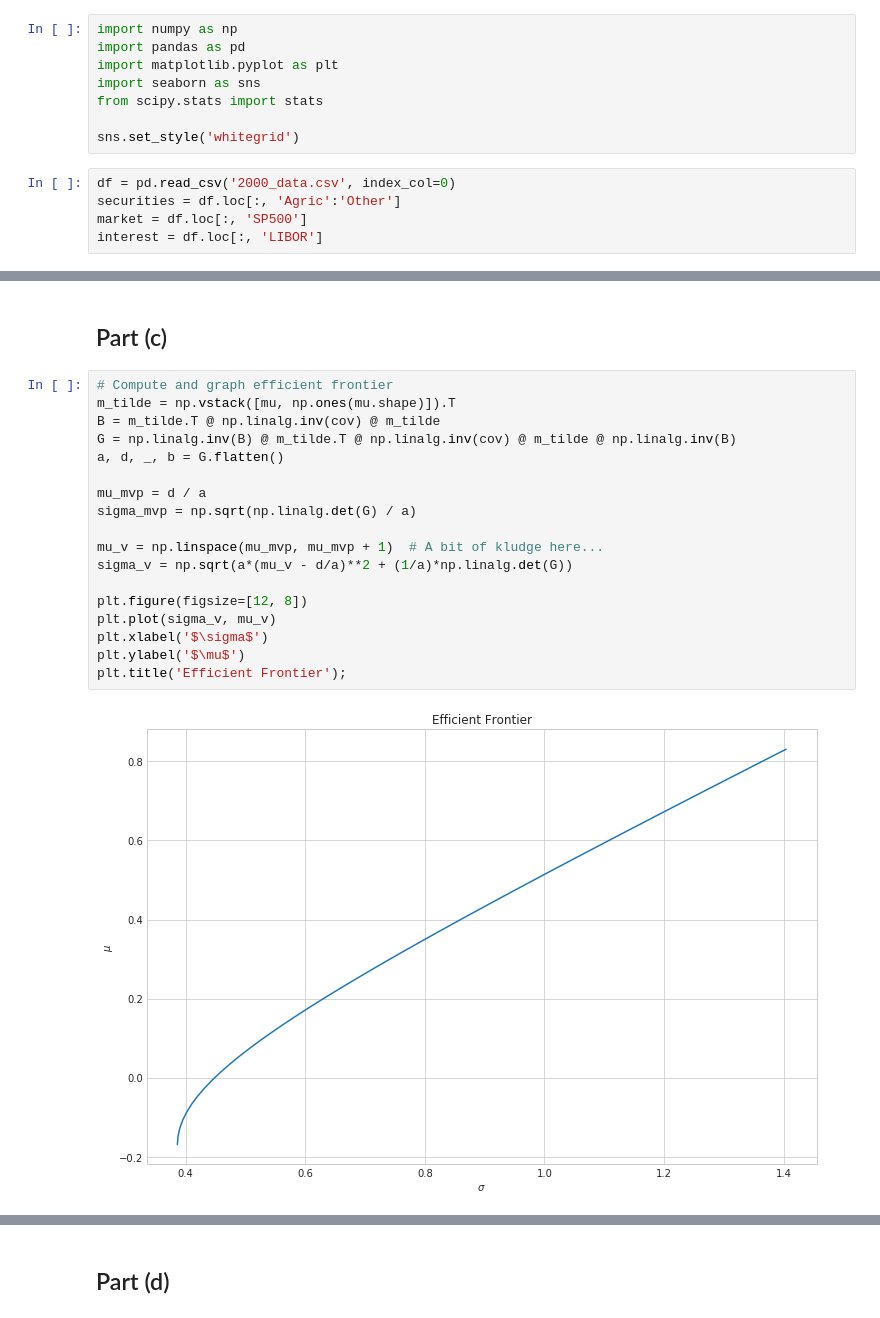
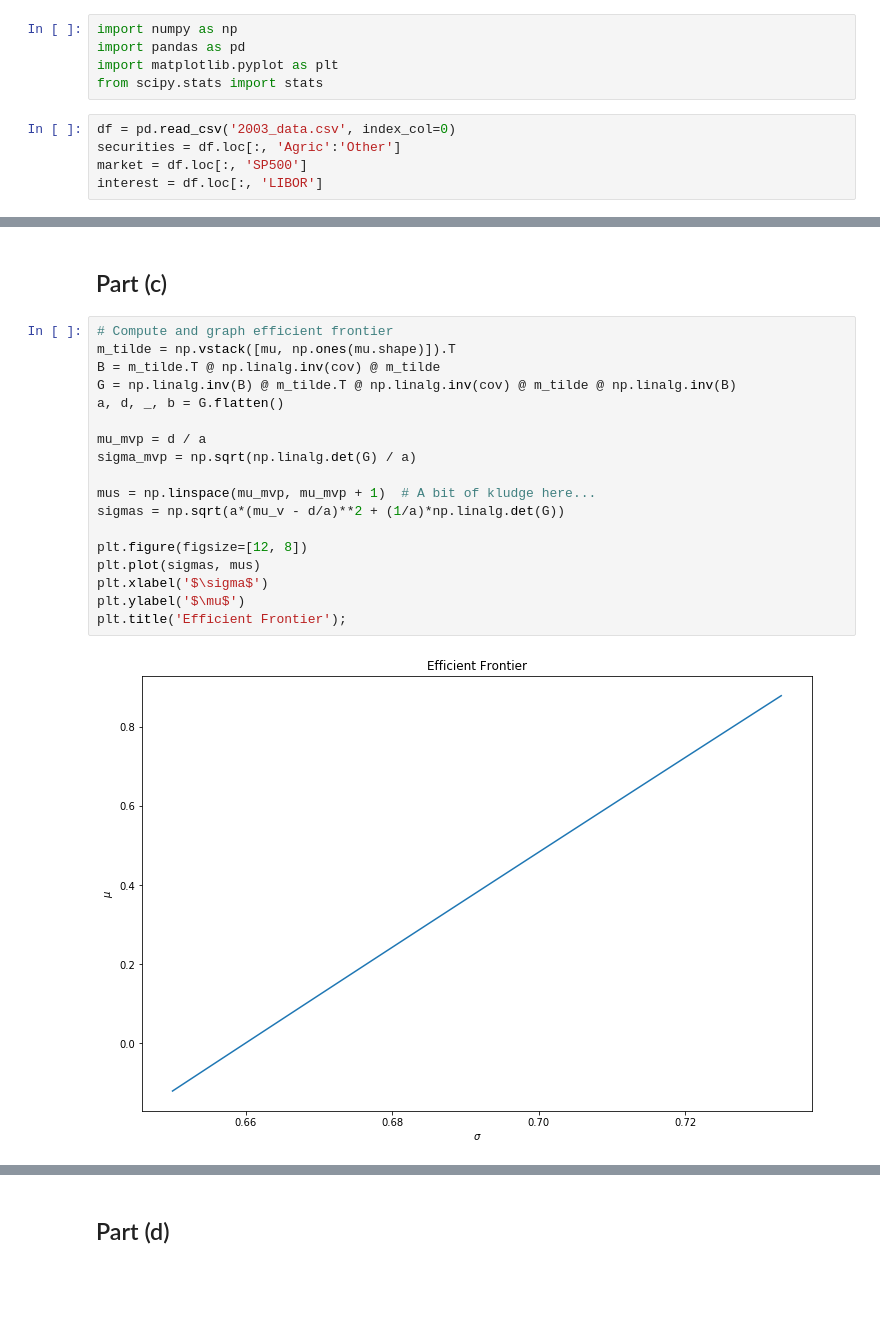
Before and after one commit to eigenfoo/random, a Jupyter notebook: quantfin/portfolio-analysis/portfolio_pset_q1.ipynb, the cells around one changed output, grey strips where cells are left out. Drawn from its saved outputs; the diff is of its cells as text; blank space fills up the shorter version.

```diff
--- a/quantfin/portfolio-analysis/portfolio_pset_q1.ipynb
+++ b/quantfin/portfolio-analysis/portfolio_pset_q1.ipynb
@@ -4,12 +4,9 @@
 import numpy as np
 import pandas as pd
 import matplotlib.pyplot as plt
-import seaborn as sns
 from scipy.stats import stats
-
-sns.set_style('whitegrid')
 # %%
-df = pd.read_csv('2000_data.csv', index_col=0)
+df = pd.read_csv('2003_data.csv', index_col=0)
 securities = df.loc[:, 'Agric':'Other']
 market = df.loc[:, 'SP500']
 interest = df.loc[:, 'LIBOR']
@@ -69,20 +66,20 @@ plt.legend(choices_list);
 # %%
 # Compute and graph efficient frontier
 m_tilde = np.vstack([mu, np.ones(mu.shape)]).T
 B = m_tilde.T @ np.linalg.inv(cov) @ m_tilde
 G = np.linalg.inv(B) @ m_tilde.T @ np.linalg.inv(cov) @ m_tilde @ np.linalg.inv(B)
 a, d, _, b = G.flatten()
 
 mu_mvp = d / a
 sigma_mvp = np.sqrt(np.linalg.det(G) / a)
 
-mu_v = np.linspace(mu_mvp, mu_mvp + 1)  # A bit of kludge here...
-sigma_v = np.sqrt(a*(mu_v - d/a)**2 + (1/a)*np.linalg.det(G))
+mus = np.linspace(mu_mvp, mu_mvp + 1)  # A bit of kludge here...
+sigmas = np.sqrt(a*(mu_v - d/a)**2 + (1/a)*np.linalg.det(G))
 
 plt.figure(figsize=[12, 8])
-plt.plot(sigma_v, mu_v)
+plt.plot(sigmas, mus)
 plt.xlabel('$\sigma$')
 plt.ylabel('$\mu$')
 plt.title('Efficient Frontier');
 # %% [output]
-[figure, old version]
+[figure, new version]
```
Also changed, not shown: parts of 18 cells of this notebook, 17 other files.
